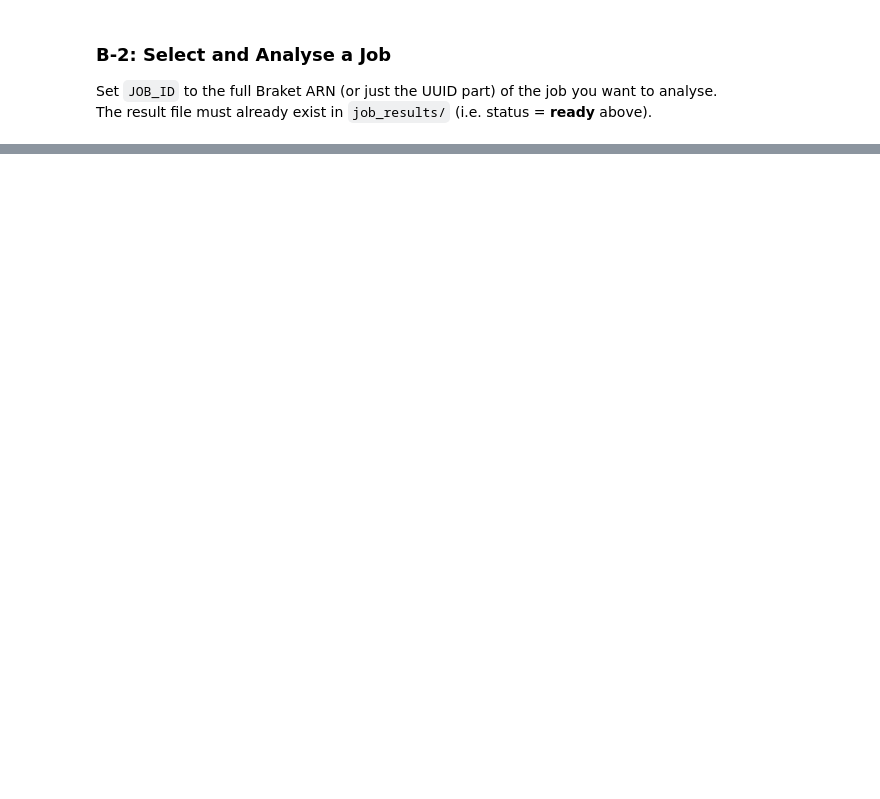
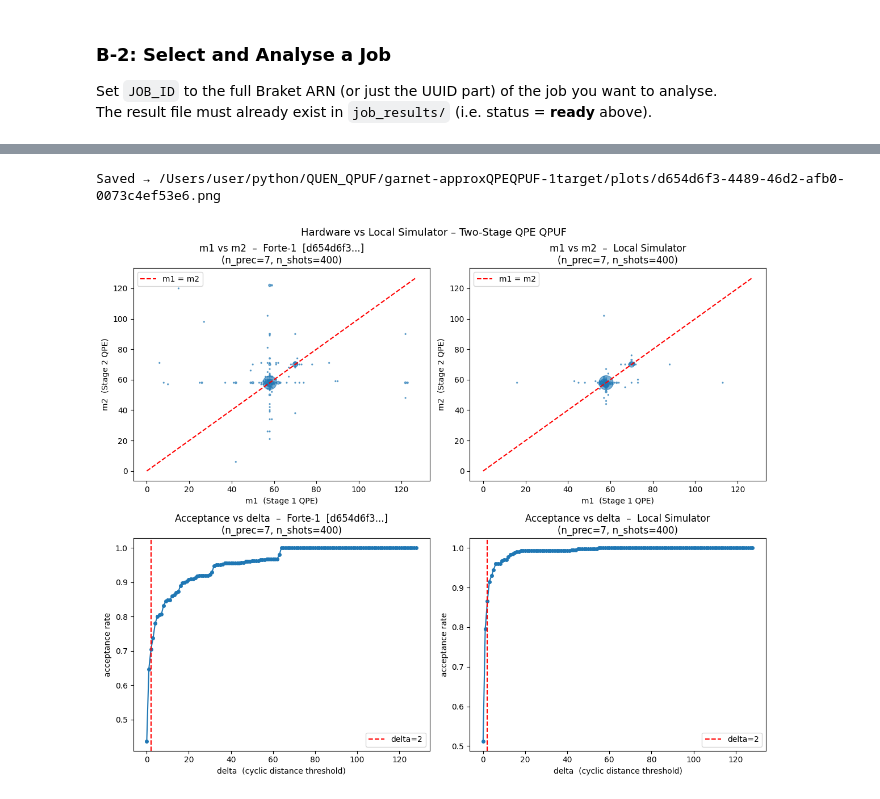
Before and after one commit to YommoY-official/QUEN_QPUF, a Jupyter notebook: garnet-approxQPEQPUF-1target/result_analysis.ipynb, the cells around one changed output, grey strips where cells are left out. Drawn from its saved outputs; the diff is of its cells as text; code cells hidden in the pictures; blank space fills up the shorter version.

```diff
--- a/garnet-approxQPEQPUF-1target/result_analysis.ipynb
+++ b/garnet-approxQPEQPUF-1target/result_analysis.ipynb
@@ -96,12 +96,18 @@ def cyclic_distance(a: int, b: int, n_prec: int) -> int:
 
 def parse_outcome(bitstring: str, n_prec: int):
     """
-    Parse a Qiskit counts key with two named ClassicalRegisters.
-    Key format: 'c2_bits c1_bits' (space-separated, c2 printed first).
+    Parse a counts key that may be in one of two formats:
+      - Qiskit named-register format: 'c2_bits c1_bits' (space-separated)
+      - Braket/compact format: single concatenated string of length 2*n_prec
+        where the left n_prec chars are c2 (m2) and the right n_prec chars are c1 (m1)
     Returns (m1, m2) as integers.
     """
     parts = bitstring.split(' ')
-    return int(parts[1], 2), int(parts[0], 2)
+    if len(parts) == 2:
+        return int(parts[1], 2), int(parts[0], 2)
+    else:
+        # Compact format: left half = c2 (m2), right half = c1 (m1)
+        return int(bitstring[n_prec:], 2), int(bitstring[:n_prec], 2)
 
 
 def analyse_counts(counts: dict, n_prec: int, delta: int, label: str = ''):
@@ -355,0 +612,25 @@ plot_acceptance_vs_delta(hw_counts, hw_n_prec, hw_n_shots, hw_delta)
+# %%
+# Run simulator with the same parameters as the loaded hardware job
+sim_result = run_local_sim(
+    n_prec  = hw_n_prec,
+    n_targ  = 1,
+    seed    = hw['seed'],
+    n_shots = hw_n_shots,
+    delta   = hw_delta,
+)
+
+hw_result = {
+    'counts':  hw_counts,
+    'angles':  hw_angles,
+    'n_prec':  hw_n_prec,
+    'n_shots': hw_n_shots,
+    'delta':   hw_delta,
+    'job_id':  hw['job_id'],
+    'label':   f'{hw_qpu}  [{uuid[:8]}...]',
+}
+sim_result['label'] = 'Local Simulator'
+
+plot_hw_vs_sim(hw_result, sim_result)
+# %% [output]
+Saved → /Users/user/python/QUEN_QPUF/garnet-approxQPEQPUF-1target/plots/d654d6f3-4489-46d2-afb0-0073c4ef53e6.png
+[figure, added]
```
Also changed, not shown: parts of 13 cells of this notebook.
